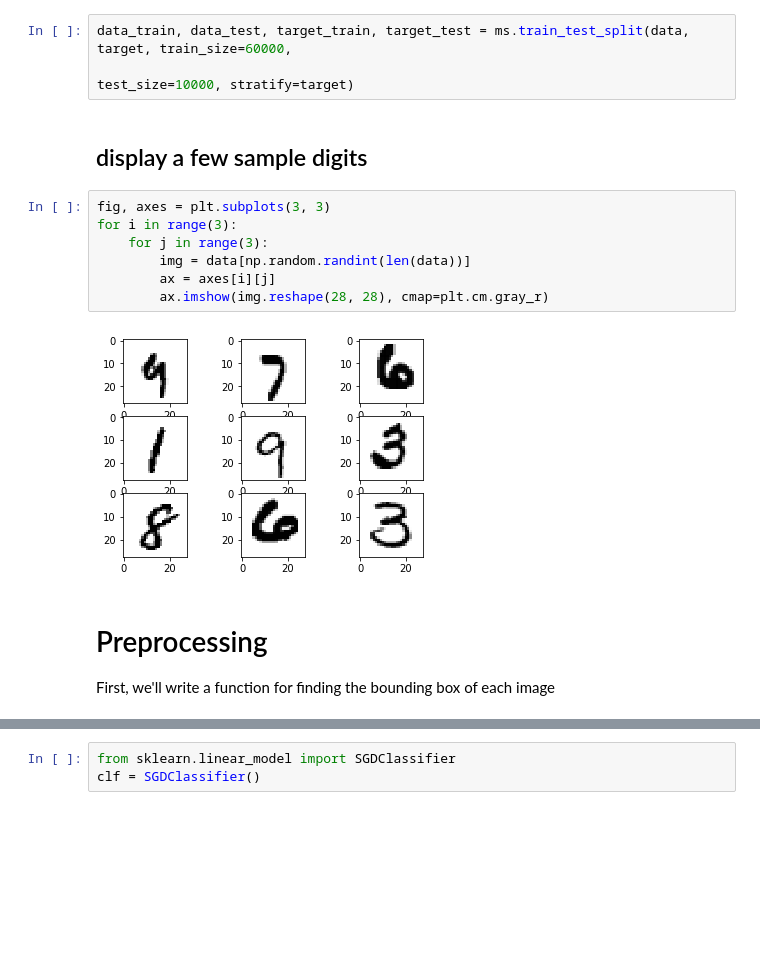
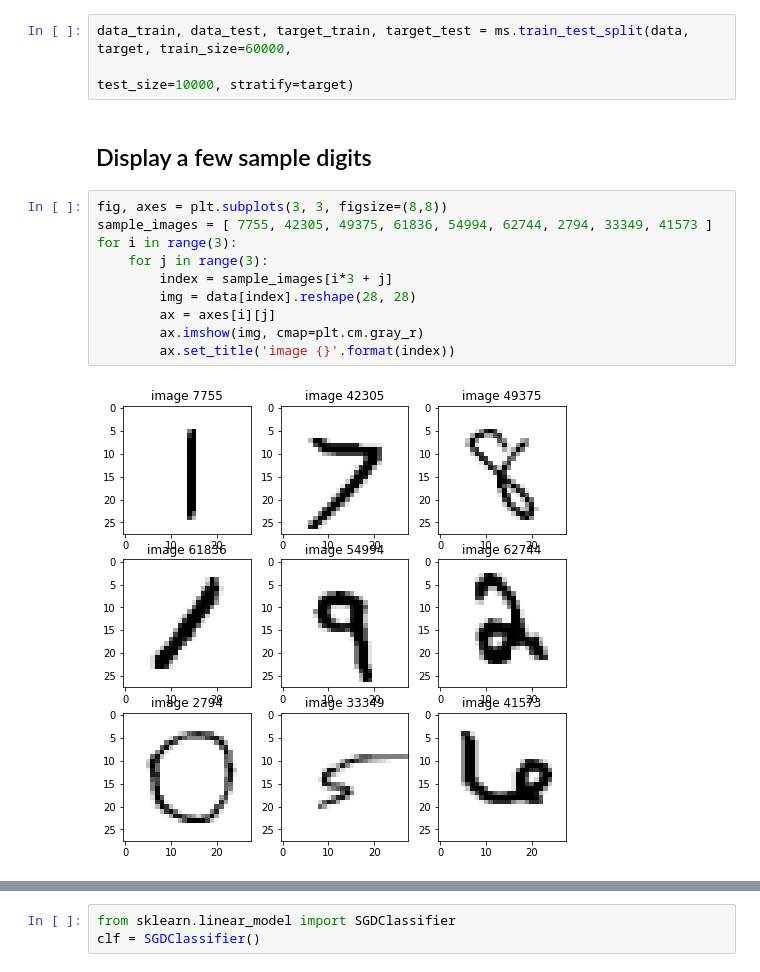
Before and after one commit to arlenk/ipython-notebooks, a Jupyter notebook: sklearn-pipeline-MNIST.ipynb, the cells around one changed output, grey strips where cells are left out. Cells and saved outputs as stored; diff of their text form; blank space fills up the shorter version.

```diff
--- a/sklearn-pipeline-MNIST.ipynb
+++ b/sklearn-pipeline-MNIST.ipynb
@@ -37,16 +19,16 @@ split data in to training set (60,000 observations) and testing set (10,000)
 data_train, data_test, target_train, target_test = ms.train_test_split(data, target, train_size=60000,
                                                                        test_size=10000, stratify=target)
 # %% [markdown]
-## display a few sample digits
+## Display a few sample digits
 # %%
-fig, axes = plt.subplots(3, 3)
+fig, axes = plt.subplots(3, 3, figsize=(8,8))
+sample_images = [ 7755, 42305, 49375, 61836, 54994, 62744, 2794, 33349, 41573 ]
 for i in range(3):
     for j in range(3):
-        img = data[np.random.randint(len(data))]
+        index = sample_images[i*3 + j]
+        img = data[index].reshape(28, 28)
         ax = axes[i][j]
-        ax.imshow(img.reshape(28, 28), cmap=plt.cm.gray_r)
+        ax.imshow(img, cmap=plt.cm.gray_r)
+        ax.set_title('image {}'.format(index))
 # %% [output]
-[figure, old version]
+[figure, new version]
-# %% [markdown]
-# Preprocessing
-First, we'll write a function for finding the bounding box of each image
```
Also changed, not shown: parts of 30 cells of this notebook.
